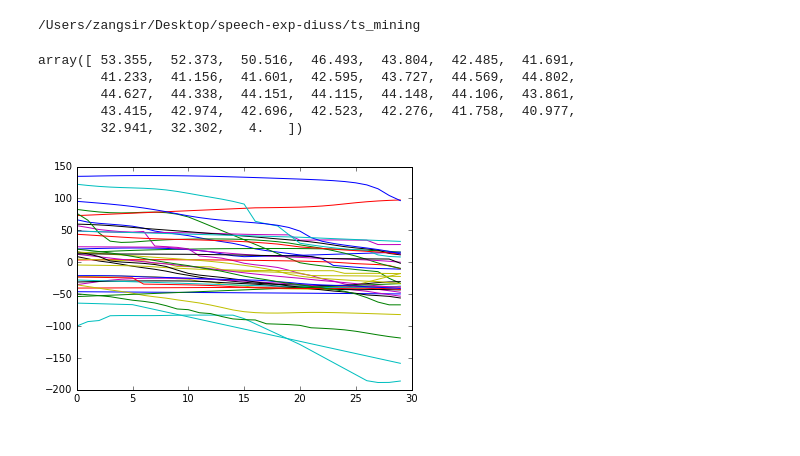
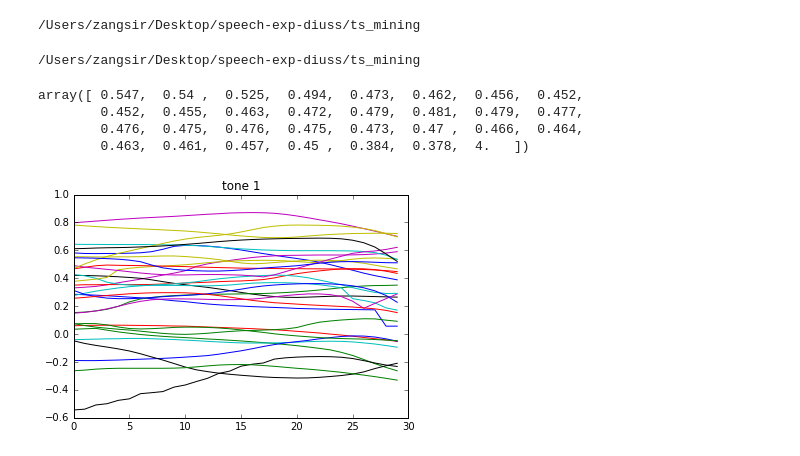
Before and after one commit to zangsir/SPM, a Jupyter notebook: ts_clust169.ipynb, the cells around one changed output. Cells and saved outputs as stored; diff of their text form; code cells hidden in the pictures.

```diff
--- a/ts_clust169.ipynb
+++ b/ts_clust169.ipynb
@@ -13,22 +13,26 @@ from ts_clust_modules import *
 import numpy as np
 import matplotlib.pyplot as plt
 %matplotlib inline
+# %%
+cd ..
+# %% [output]
+/Users/zangsir/Desktop/speech-exp-diuss/ts_mining
 # %%
-fileName='../downsample_syl.csv'
+fileName='../downsample_syl_noneut.csv'
 data = np.genfromtxt(fileName, delimiter=',')
 # %%
 data[0]
 # %% [output]
-array([ 53.355,  52.373,  50.516,  46.493,  43.804,  42.485,  41.691,
-        41.233,  41.156,  41.601,  42.595,  43.727,  44.569,  44.802,
-        44.627,  44.338,  44.151,  44.115,  44.148,  44.106,  43.861,
-        43.415,  42.974,  42.696,  42.523,  42.276,  41.758,  40.977,
-        32.941,  32.302,   4.   ])
+array([ 0.547,  0.54 ,  0.525,  0.494,  0.473,  0.462,  0.456,  0.452,
+        0.452,  0.455,  0.463,  0.472,  0.479,  0.481,  0.479,  0.477,
+        0.476,  0.475,  0.476,  0.475,  0.473,  0.47 ,  0.466,  0.464,
+        0.463,  0.461,  0.457,  0.45 ,  0.384,  0.378,  4.   ])
 # %%
 import random
 data_rand=random.sample(data,100)
 for line in data_rand:
-    if line[-1]==4:
+    if line[-1]==1:
         plt.plot(line[:-1])
+        plt.title('tone 1')
 # %% [output]
-[figure, old version]
+[figure, new version]
```
Also changed, not shown: parts of 38 cells of this notebook, 16 other files.
